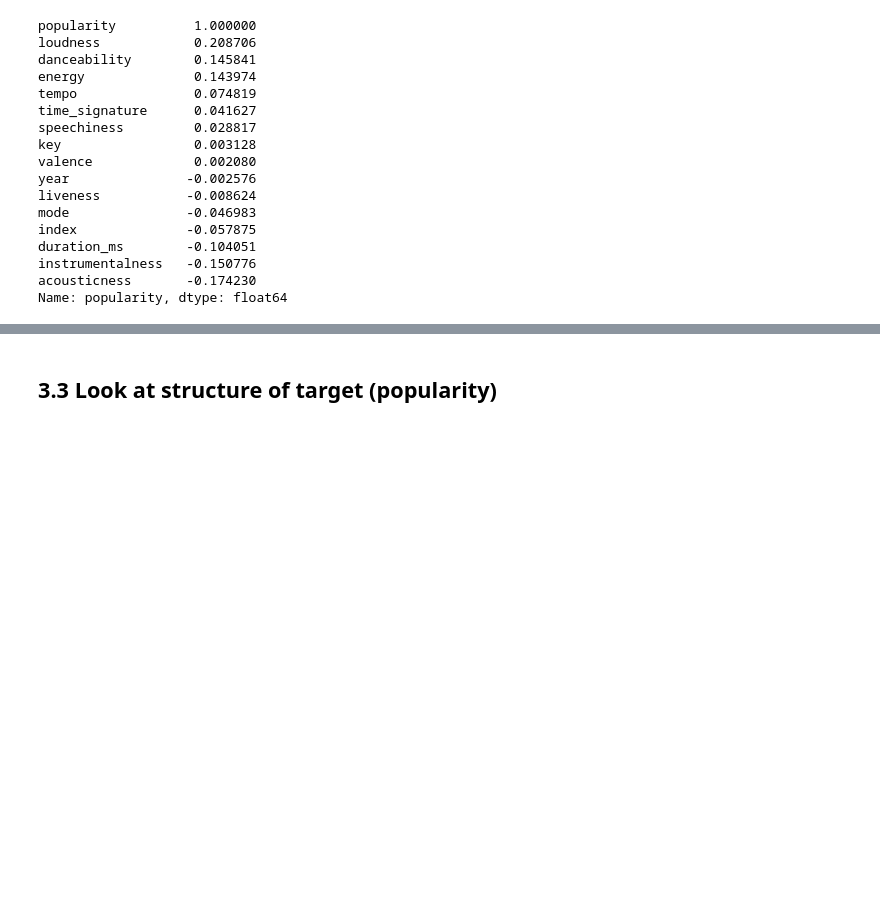
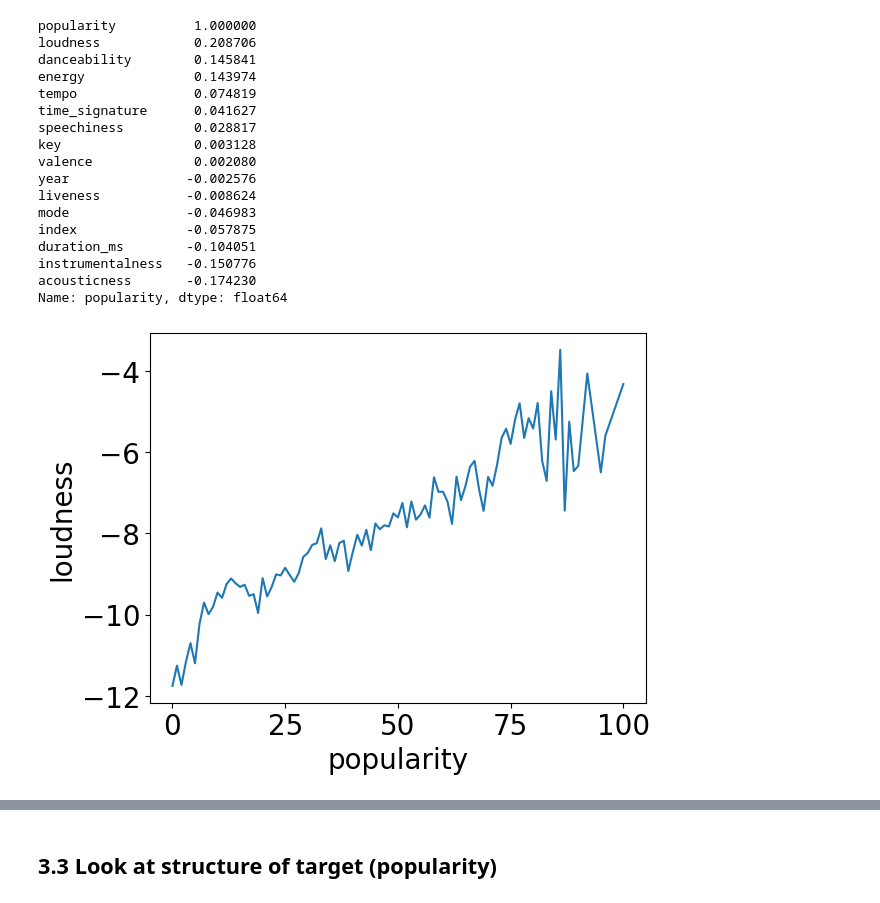
Before and after one commit to MrP29/EECS3401_Project, a Jupyter notebook: 3401_project.ipynb, the cells around one changed output, grey strips where cells are left out. Saved outputs shown, nothing was run; the diff lists cells and outputs as text; code cells hidden in the pictures; blank space fills up the shorter version.

```diff
--- a/3401_project.ipynb
+++ b/3401_project.ipynb
@@ -173,3 +174,8 @@ duration_ms        -0.104051
 instrumentalness   -0.150776
 acousticness       -0.174230
 Name: popularity, dtype: float64
+# %%
+plt.rcParams.update({'font.size': 20})
+pop_vs_loud = sns.lineplot(x="popularity", y="loudness", data=songs, errorbar=None)
+# %% [output]
+[figure, added]
```
Also changed, not shown: parts of 7 cells of this notebook.
